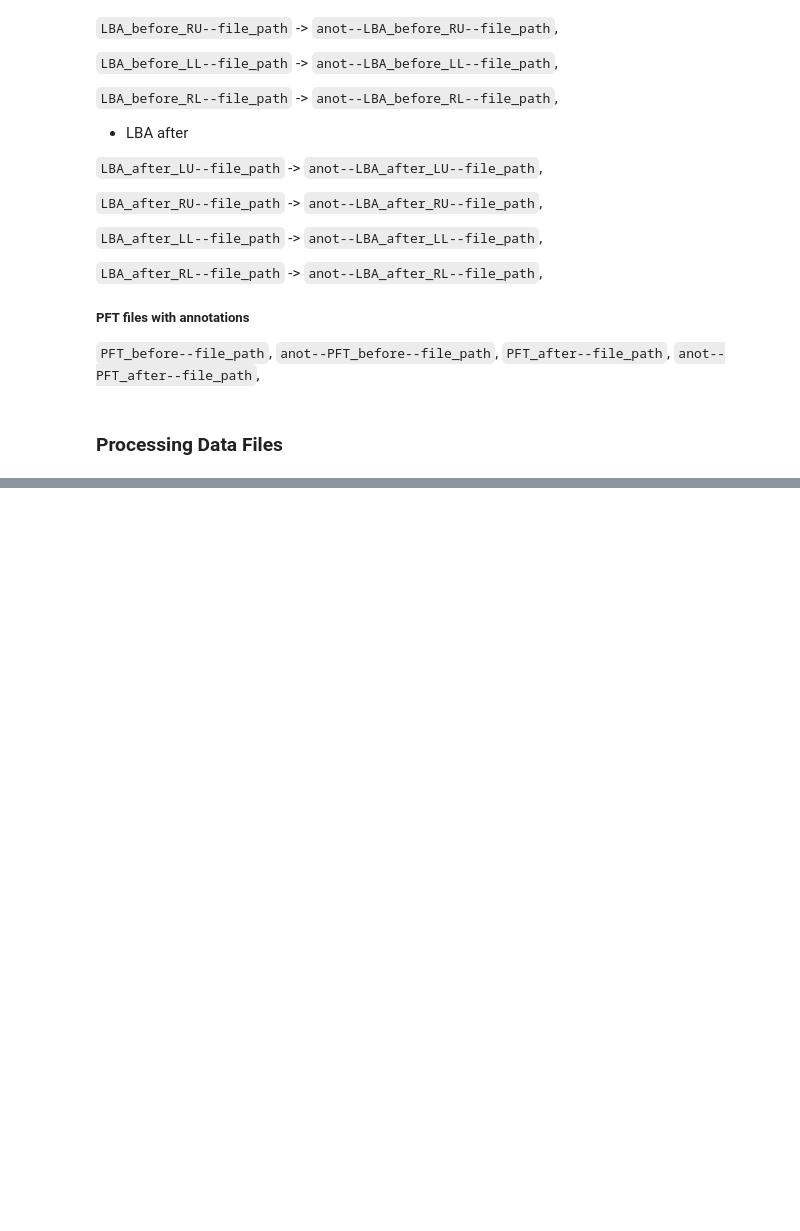
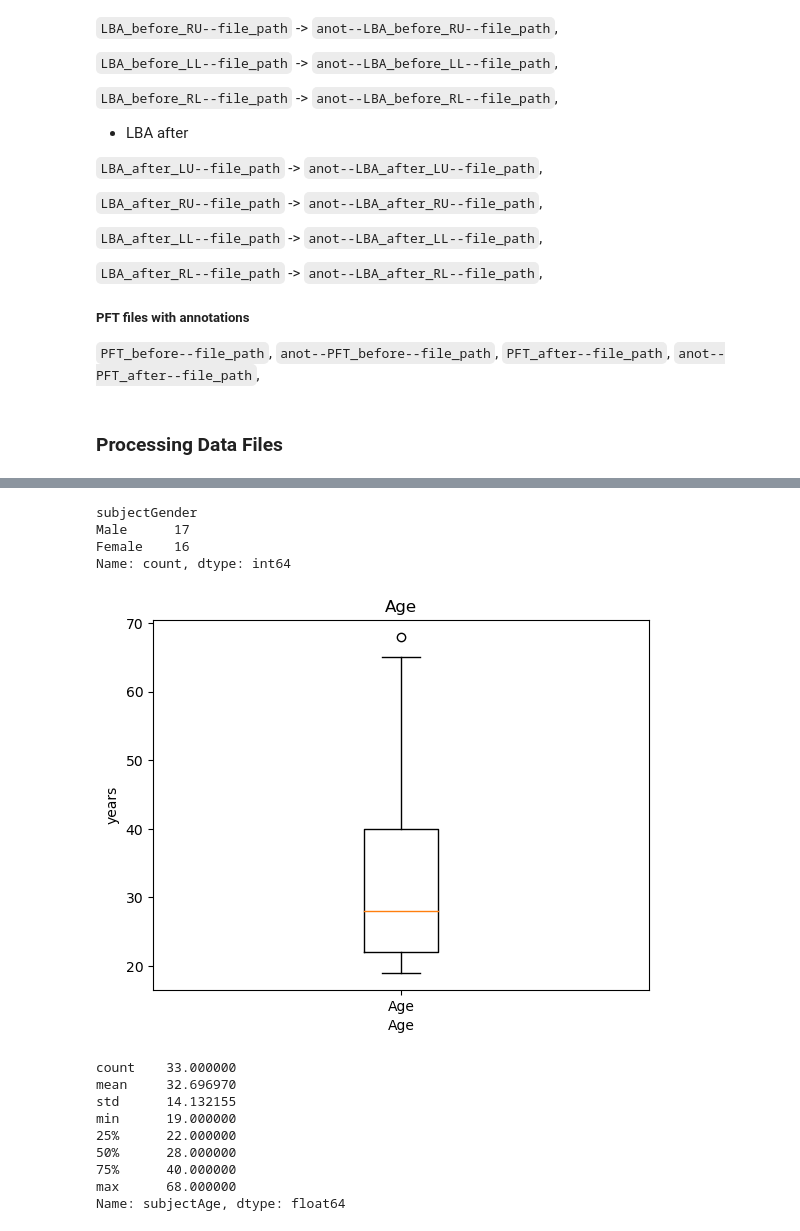
Before and after one commit to vaguebrownfox01/pnoi-corpus_ETL, a Jupyter notebook: SCRIPTS/2_pnoi-dataETL/dataset_etl.ipynb, the cells around one changed output, grey strips where cells are left out. Drawn from its saved outputs; the diff is of its cells as text; code cells hidden in the pictures; blank space fills up the shorter version.

```diff
--- a/SCRIPTS/2_pnoi-dataETL/dataset_etl.ipynb
+++ b/SCRIPTS/2_pnoi-dataETL/dataset_etl.ipynb
@@ -723,0 +837,21 @@ pnoidata_final_process.MASTER_DATA_DF
+# %%
+pnoistor_stats.gender_stats()
+# %% [output]
+subjectGender
+Male      17
+Female    16
+Name: count, dtype: int64
+# %%
+# age
+pnoistor_stats.age_stats()
+# %% [output]
+[figure, added]
+count    33.000000
+mean     32.696970
+std      14.132155
+min      19.000000
+25%      22.000000
+50%      28.000000
+75%      40.000000
+max      68.000000
+Name: subjectAge, dtype: float64
```
Also changed, not shown: parts of 9 cells of this notebook, 2 other files.
